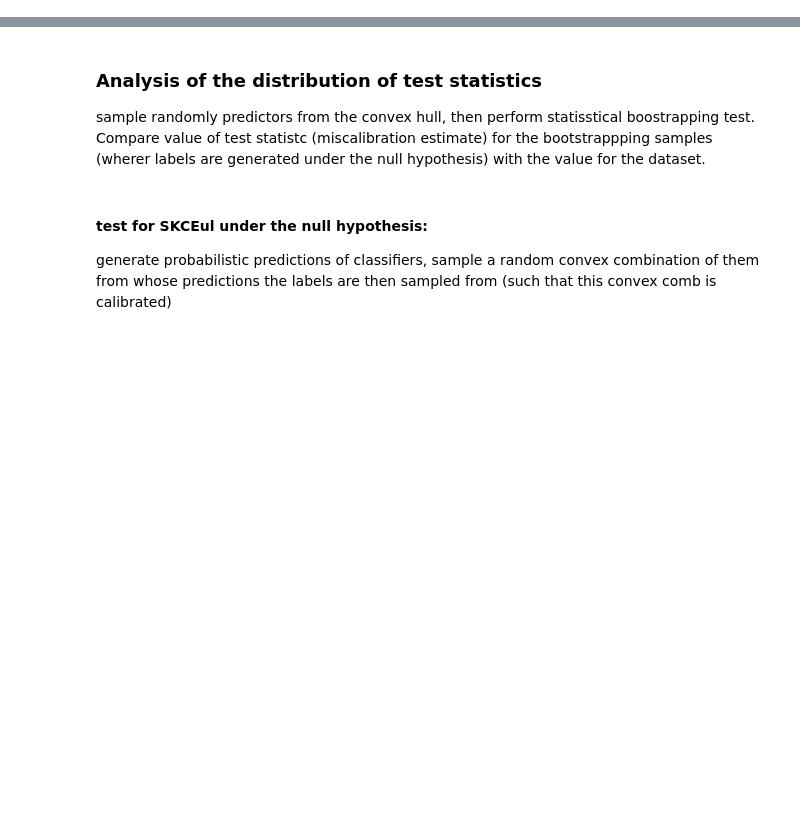
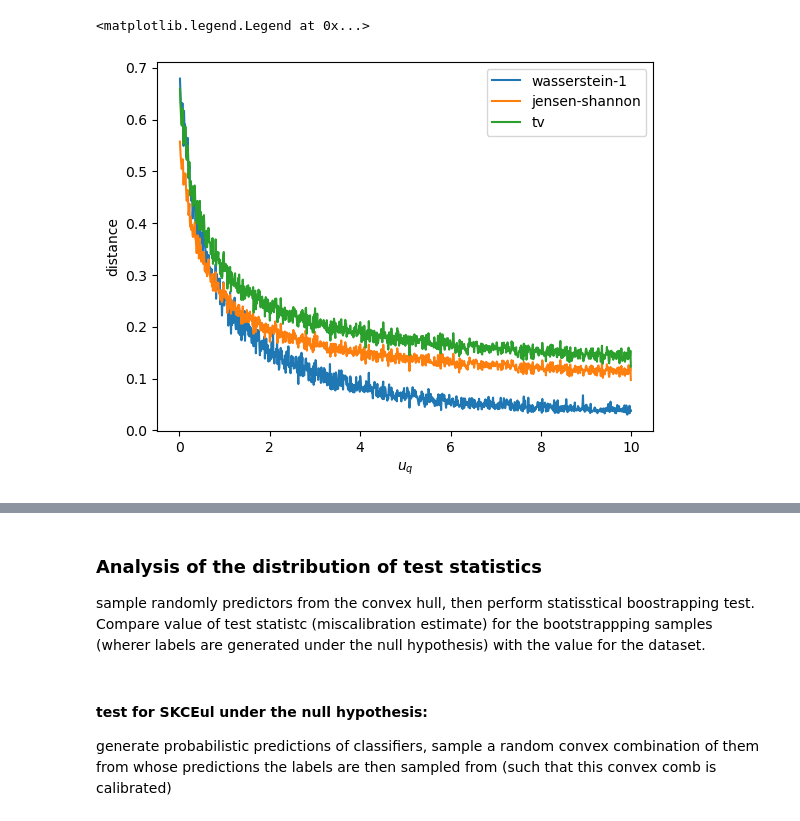
Before and after one commit to mkjuergens/EnsembleCalibration, a Jupyter notebook: ensemblecalibration/calibration/calibration_estimates/evaluate_dists.ipynb, the cells around one changed output, grey strips where cells are left out. Saved outputs shown, nothing was run; the diff lists cells and outputs as text; code cells hidden in the pictures; blank space fills up the shorter version.

```diff
--- a/ensemblecalibration/calibration/calibration_estimates/evaluate_dists.ipynb
+++ b/ensemblecalibration/calibration/calibration_estimates/evaluate_dists.ipynb
@@ -10,0 +49,25 @@ from ensemblecalibration.calibration.calibration_estimates import skceuq
+# %%
+u = [0.01*n for n in range(1, 1000)]
+dists_w1 = np.zeros(len(u))
+dists_js = np.zeros(len(u))
+dists_tv = np.zeros(len(u))
+
+for i in tqdm(range(len(u))):
+    u_q = u[i]
+    p_probs = np.random.dirichlet(u_p*np.ones(3), size=100)
+    q_probs = np.random.dirichlet(u_q* np.ones(3), size=100)
+    dists_w1[i] = w1_distance(p_probs, q_probs)
+    dists_js[i] = jensen_shannon_dist(p_probs, q_probs)
+    dists_tv[i] = tv_distance(p_probs, q_probs)
+# %%
+dists_w1
+
+plt.plot(u, dists_w1, label='wasserstein-1')
+plt.plot(u, dists_js, label='jensen-shannon')
+plt.plot(u, dists_tv, label='tv')
+plt.xlabel('$u_q$')
+plt.ylabel('distance')
+plt.legend()
+# %% [output]
+<matplotlib.legend.Legend at 0x...>
+[figure, added]
```
Also changed, not shown: parts of 6 cells of this notebook.
